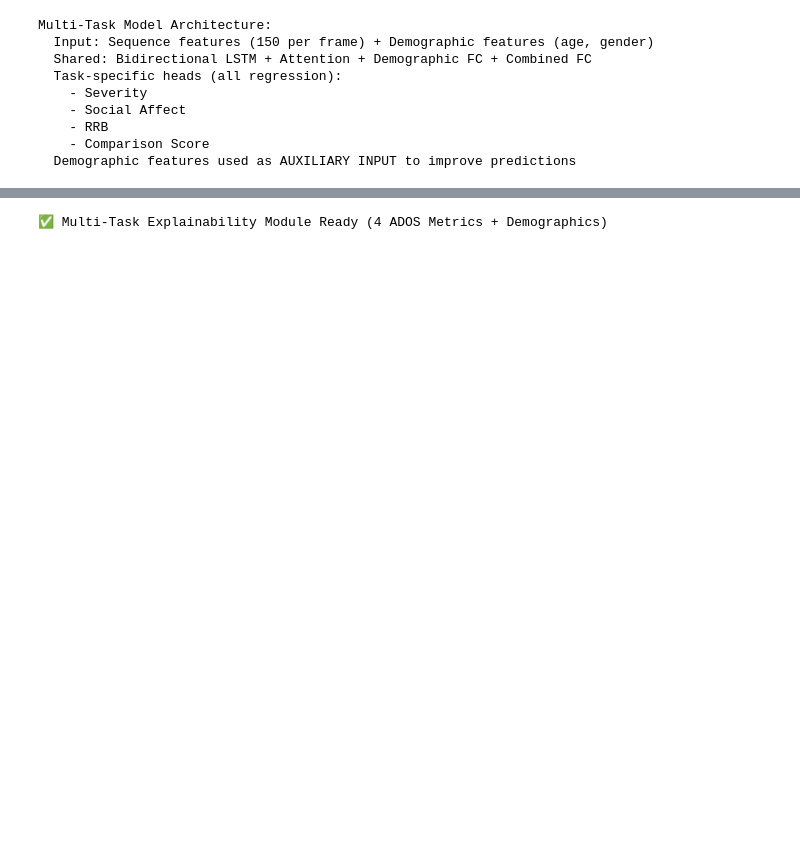
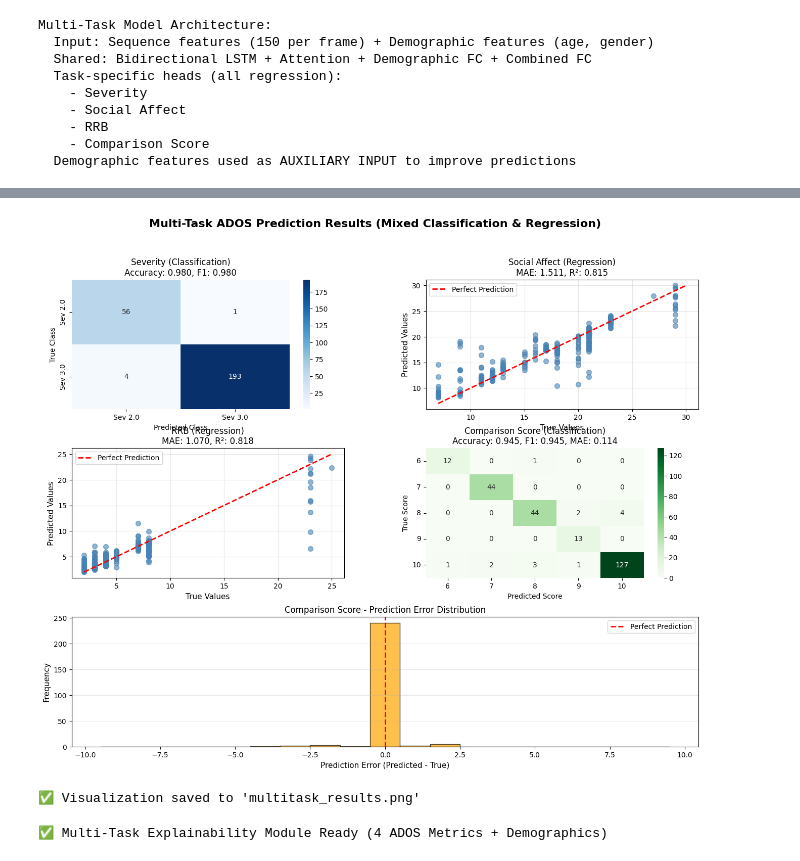
Before and after one commit to Robass-Atif/Autism-Behavior-Analaysis-and-Therapy-Suggestion, a Jupyter notebook: model/multi-task-2d-3d-mmasd-model.ipynb, the cells around one changed output, grey strips where cells are left out. Saved outputs shown, nothing was run; the diff lists cells and outputs as text; code cells hidden in the pictures; blank space fills up the shorter version.

```diff
--- a/model/multi-task-2d-3d-mmasd-model.ipynb
+++ b/model/multi-task-2d-3d-mmasd-model.ipynb
@@ -876,3 +1193,80 @@ print("✅ Visualization saved to 'multitask_results.png'")
+# %%
+# ========================
+# 7. Visualization of Multi-Task Results (UPDATED FOR MIXED TASKS)
+# ========================
+import matplotlib.pyplot as plt
+import seaborn as sns
+
+fig = plt.figure(figsize=(16, 12))
+gs = fig.add_gridspec(3, 2, hspace=0.3, wspace=0.3)
+
+fig.suptitle('Multi-Task ADOS Prediction Results (Mixed Classification & Regression)',
+             fontsize=16, fontweight='bold')
+
+# ===== SEVERITY (CLASSIFICATION - Confusion Matrix) =====
+ax1 = fig.add_subplot(gs[0, 0])
+sns.heatmap(cm_severity, annot=True, fmt='d', cmap='Blues', ax=ax1, cbar=True)
+ax1.set_xlabel('Predicted Class')
+ax1.set_ylabel('True Class')
+ax1.set_title(f'Severity (Classification)\nAccuracy: {acc_severity:.3f}, F1: {f1:.3f}')
+ax1.set_xticklabels([f'Sev {severity_inverse_mapping[i]}' for i in range(len(severity_inverse_mapping))])
+ax1.set_yticklabels([f'Sev {severity_inverse_mapping[i]}' for i in range(len(severity_inverse_mapping))])
+
+# ===== SOCIAL AFFECT (REGRESSION - Scatter Plot) =====
+ax2 = fig.add_subplot(gs[0, 1])
+ax2.scatter(social_affect_true_original, social_affect_pred_original, alpha=0.6, s=50, color='steelblue')
+min_val = min(social_affect_true_original.min(), social_affect_pred_original.min())
+max_val = max(social_affect_true_original.max(), social_affect_pred_original.max())
+ax2.plot([min_val, max_val], [min_val, max_val], 'r--', lw=2, label='Perfect Prediction')
+ax2.set_xlabel('True Values', fontsize=11)
+ax2.set_ylabel('Predicted Values', fontsize=11)
+ax2.set_title(f'Social Affect (Regression)\nMAE: {mae_sa:.3f}, R²: {r2_sa:.3f}', fontsize=12)
+ax2.legend()
+ax2.grid(True, alpha=0.3)
+
+# ===== RRB (REGRESSION - Scatter Plot) =====
+ax3 = fig.add_subplot(gs[1, 0])
+ax3.scatter(rrb_true_original, rrb_pred_original, alpha=0.6, s=50, color='steelblue')
+min_val = min(rrb_true_original.min(), rrb_pred_original.min())
+max_val = max(rrb_true_original.max(), rrb_pred_original.max())
+ax3.plot([min_val, max_val], [min_val, max_val], 'r--', lw=2, label='Perfect Prediction')
+ax3.set_xlabel('True Values', fontsize=11)
+ax3.set_ylabel('Predicted Values', fontsize=11)
+ax3.set_title(f'RRB (Regression)\nMAE: {mae_rrb:.3f}, R²: {r2_rrb:.3f}', fontsize=12)
+ax3.legend()
+ax3.grid(True, alpha=0.3)
+
+# ===== COMPARISON SCORE (CLASSIFICATION - Confusion Matrix) =====
+ax4 = fig.add_subplot(gs[1, 1])
+# Show only non-zero classes in confusion matrix for clarity
+unique_classes = np.unique(np.concatenate([comparison_true_classes, comparison_pred_classes]))
+cm_comparison_filtered = confusion_matrix(comparison_true_classes, comparison_pred_classes, labels=unique_classes)
+sns.heatmap(cm_comparison_filtered, annot=True, fmt='d', cmap='Greens', ax=ax4, cbar=True)
+ax4.set_xlabel('Predicted Score')
+ax4.set_ylabel('True Score')
+ax4.set_title(f'Comparison Score (Classification)\nAccuracy: {acc_comparison:.3f}, F1: {f1_comp:.3f}, MAE: {mae_comparison:.3f}')
+ax4.set_xticklabels([f'{i+1}' for i in unique_classes], rotation=0)
+ax4.set_yticklabels([f'{i+1}' for i in unique_classes], rotation=0)
+
+# ===== COMPARISON SCORE (Ordinal Error Distribution) =====
+ax5 = fig.add_subplot(gs[2, :])
+errors = comparison_pred_original - comparison_true_original
+error_bins = np.arange(-9.5, 10.5, 1)
+ax5.hist(errors, bins=error_bins, color='orange', alpha=0.7, edgecolor='black')
+ax5.axvline(x=0, color='red', linestyle='--', linewidth=2, label='Perfect Prediction')
+ax5.set_xlabel('Prediction Error (Predicted - True)', fontsize=11)
+ax5.set_ylabel('Frequency', fontsize=11)
+ax5.set_title('Comparison Score - Prediction Error Distribution', fontsize=12)
+ax5.legend()
+ax5.grid(True, alpha=0.3, axis='y')
+
+plt.savefig('multitask_results.png', dpi=300, bbox_inches='tight')
+plt.show()
+
+print("✅ Visualization saved to 'multitask_results.png'")
+# %% [output]
+[figure, added]
+✅ Visualization saved to 'multitask_results.png'
 # %%
 # ========================
 # 8. Multi-Task Explainability for 4 ADOS Metrics
```
Also changed, not shown: parts of 33 cells of this notebook, 25 other files.
